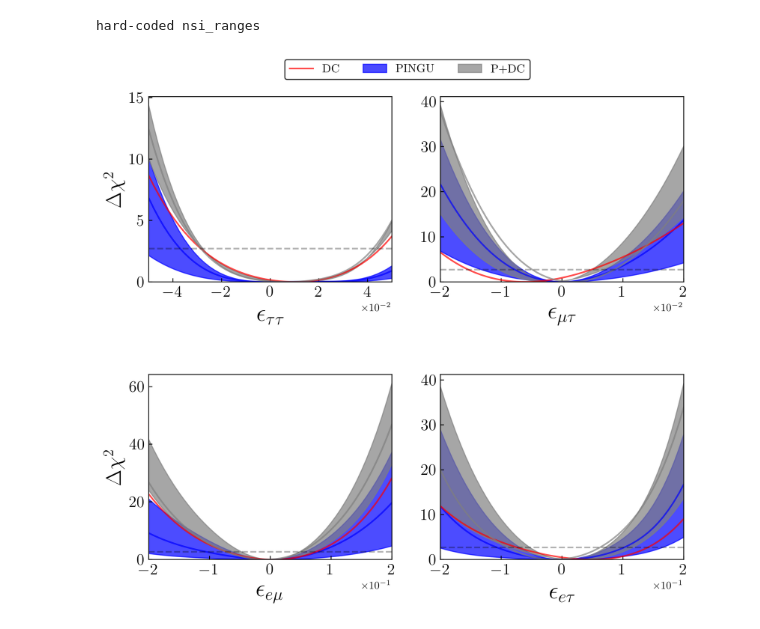
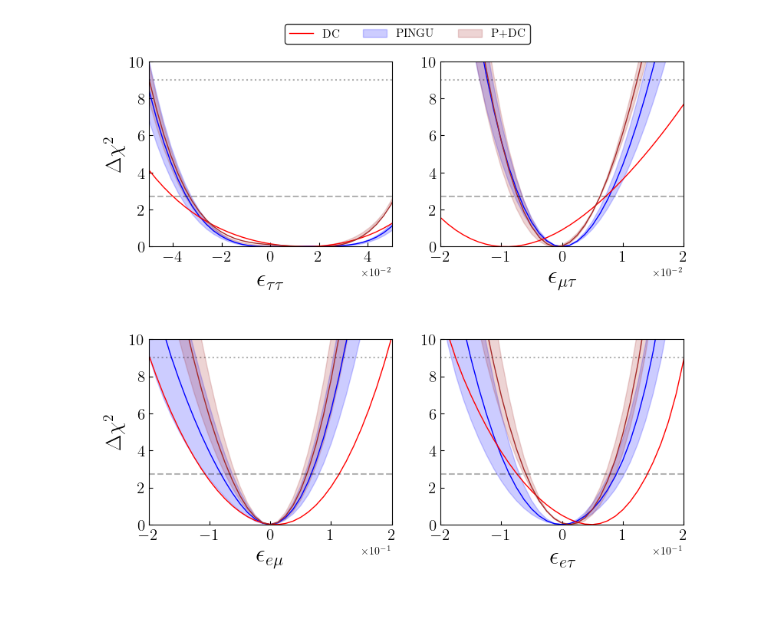
Before and after one commit to Sjoeborg/thesis, a Jupyter notebook: notebooks/joint.ipynb, the cells around one changed output. Drawn from its saved outputs; the diff is of its cells as text; code cells hidden in the pictures.

```diff
--- a/notebooks/joint.ipynb
+++ b/notebooks/joint.ipynb
@@ -55,4 +51,5 @@ N
 # %%
+print('hard-coded correction for PD and PID marginalization')
 for i,nsi_param in enumerate(nsi_list):
     ettN,emtN,eemN,eetN = 0,0,0,0
     if nsi_param == 'ett':
@@ -136,15 +133,17 @@ for i,nsi_param in enumerate(nsi_list):
             I_interpolated_chisq_emt= splev(finer_e_range,splrep(emt_range, I_chisq[I_best_dm31_index,I_best_th23_index,:]))
             I_interpolated_emt = I_interpolated_chisq_emt - I_interpolated_chisq_emt.min()
 
+            PID_best_dm31_index = 2 if case == 2 else PID_best_dm31_index #For this combination, another dm31 gets picked as the best one. For consistency, use the same in all three cases
+            PID_best_th23_index = 2 if case == 2 else PID_best_th23_index #For this combination, another th23 gets picked as the best one. For consistency, use the same in all three cases
             PID_interpolated_chisq_emt= splev(finer_e_range,splrep(emt_range, PID_chisq[PID_best_dm31_index,PID_best_th23_index,PID_best_ett_index,:,PID_best_eem_index,PID_best_eet_index]))
             PID_interpolated_emt = PID_interpolated_chisq_emt - PID_interpolated_chisq_emt.min()
 
             ID_interpolated_chisq_emt= splev(finer_e_range,splrep(emt_range, ID_chisq[ID_best_dm31_index,ID_best_th23_index,ID_best_ett_index,:,ID_best_eem_index,ID_best_eet_index]))
             ID_interpolated_emt = ID_interpolated_chisq_emt - ID_interpolated_chisq_emt.min()
 
+            PD_best_dm31_index = 1 if case == 2 else PD_best_dm31_index #For this combination, another dm31 gets picked as the best one. For consistency, use the same in all three cases
             PD_interpolated_chisq_emt= splev(finer_e_range,splrep(emt_range, PD_chisq[PD_best_dm31_index,PD_best_th23_index,PD_best_ett_index,:,PD_best_eem_index,PD_best_eet_index]))
             PD_interpolated_emt = PD_interpolated_chisq_emt - PD_interpolated_chisq_emt.min()
-
 
             if case == 0:
                 best_cases['I_emt'] = I_interpolated_emt
@@ -202,9 +201,10 @@ for i,nsi_param in enumerate(nsi_list):
             D_interpolated_chisq_eem= splev(finer_e_range,splrep(eem_range, D_chisq[D_best_dm31_index,D_best_th23_index,D_best_ett_index,D_best_emt_index,:,D_best_eet_index]))
             D_interpolated_eem = D_interpolated_chisq_eem - D_interpolated_chisq_eem.min()
 
+            PD_best_dm31_index = 1 if case == 2 else PD_best_dm31_index #For this combination, another dm31 gets picked as the best one. For consistency, use the same in all three cases
             PD_interpolated_chisq_eem= splev(finer_e_range,splrep(eem_range, PD_chisq[PD_best_dm31_index,PD_best_th23_index,PD_best_ett_index,PD_best_emt_index,:,PD_best_eet_index]))
             PD_interpolated_eem = PD_interpolated_chisq_eem - PD_interpolated_chisq_eem.min()
-
+            print(PD_best_dm31_index,PD_best_th23_index,PD_best_ett_index,PD_best_emt_index)
             if case == 0:
                 best_cases['P_eem'] = P_interpolated_eem
                 best_cases['D_eem'] = D_interpolated_eem
@@ -227,9 +227,9 @@ for i,nsi_param in enumerate(nsi_list):
             D_interpolated_chisq_eet= splev(finer_e_range,splrep(eet_range, D_chisq[D_best_dm31_index,D_best_th23_index,D_best_ett_index,D_best_emt_index,D_best_eem_index,:]))
             D_interpolated_eet = D_interpolated_chisq_eet - D_interpolated_chisq_eet.min()
 
+            PD_best_dm31_index = 1 if case == 2 else PD_best_dm31_index #For this combination, another dm31 gets picked as the best one. For consistency, use the same in all three cases
             PD_interpolated_chisq_eet= splev(finer_e_range,splrep(eet_range, PD_chisq[PD_best_dm31_index,PD_best_th23_index,PD_best_ett_index,PD_best_emt_index,PD_best_eem_index,:]))
             PD_interpolated_eet = PD_interpolated_chisq_eet - PD_interpolated_chisq_eet.min()
-
             if case == 0:
                 best_cases['P_eet'] = P_interpolated_eet
                 best_cases['D_eet'] = D_interpolated_eet
@@ -283,83 +288,43 @@ plt.subplots_adjust(hspace=0.6)
 # %%
-nsi_param_range = [np.linspace(-5e-2,5e-2,9),np.linspace(-2e-2,2e-2,9), np.linspace(-2e-1,2e-1,9), np.linspace(-2e-1,2e-1,9)]
+nsi_param_range = [np.linspace(-ett,ett,9),np.linspace(-emt,emt,9), np.linspace(-eem,eem,9), np.linspace(-eet,eet,9)]
 
-print('hard-coded nsi_ranges')
 fig, ax = plt.subplots(2,2,figsize=(9,8), constrained_layout=True)
 ax = ax.flatten()
 demidov_ett = (-0.055, 0.056)
 demidov_emt = (-0.023, 0.016)
 demidov_eem = (-0.21, 0.20)
 demidov_eet = (-0.19, 0.20)
 xlabels = [r'$\epsilon_{\tau\tau}$', r'$\epsilon_{\mu\tau}$', r'$\epsilon_{e\mu}$', r'$\epsilon_{e\tau}$']
 demidovs =[demidov_ett, demidov_emt, demidov_eem, demidov_eet]
-
+alpha_regions = 0.2
+alpha_lines = 1
+lw=1
+xy_limits = [(5e-2,10), (2e-2,10), (2e-1,10), (2e-1,10)]
 for i in range(4):
     finer_e_range = np.linspace(nsi_param_range[i].min(),nsi_param_range[i].max(),49)
 
-    ax[i].fill_between(finer_e_range, worst_cases[f'P_{nsi_list[i]}'], best_cases[f'P_{nsi_list[i]}'], label='PINGU', alpha=0.7, color='b')
-    ax[i].plot(finer_e_range, normal_cases[f'P_{nsi_list[i]}'], alpha=0.7, color='b', lw=1.5)
-    ax[i].plot(finer_e_range, normal_cases[f'D_{nsi_list[i]}'], label='DC', alpha=0.7, color='r', lw=1.5)
-    ax[i].fill_between(finer_e_range, worst_cases[f'PD_{nsi_list[i]}'], best_cases[f'PD_{nsi_list[i]}'], label='P+DC', alpha=0.7, color='grey')
-    ax[i].plot(finer_e_range, normal_cases[f'PD_{nsi_list[i]}'], alpha=0.7, color='grey')
+    ax[i].fill_between(finer_e_range, worst_cases[f'P_{nsi_list[i]}'], best_cases[f'P_{nsi_list[i]}'], label='PINGU', alpha=alpha_regions, color='b')
+    ax[i].plot(finer_e_range, normal_cases[f'P_{nsi_list[i]}'], alpha=alpha_lines, color='b', lw=lw)
+    ax[i].plot(finer_e_range, normal_cases[f'D_{nsi_list[i]}'], label='DC', alpha=alpha_lines, color='r', lw=lw)
+    ax[i].fill_between(finer_e_range, worst_cases[f'PD_{nsi_list[i]}'], best_cases[f'PD_{nsi_list[i]}'], label='P+DC', alpha=alpha_regions, color='brown')
+    ax[i].plot(finer_e_range, normal_cases[f'PD_{nsi_list[i]}'], alpha=1, color='brown',lw=lw)
 
     ax[i].axhline(chi2.ppf(0.9,1), alpha=0.3, c='black', ls = '--')
-
-    #ax[i].axvline(demidovs[i][0], alpha=0.6,c='black', label=r'Demidov NO')
-    #ax[i].axvline(demidovs[i][1], alpha=0.6,c='black')
-    ax[i].set_ylim(bottom=0)
-    ax[i].set_xlim((nsi_param_range[i].min(), nsi_param_range[i].max()))
+    ax[i].axhline(chi2.ppf(0.9973,1), alpha=0.3, c='black', ls = ':')
+    ax[i].set_ylim(bottom=0,top=xy_limits[i][1])
+    ax[i].set_xlim((-xy_limits[i][0],xy_limits[i][0]))
     ax[i].set_xlabel(xlabels[i], fontsize=23)
     ax[i].tick_params(labelsize=15,axis='both', direction='in', which='both')
     ax[i].ticklabel_format(axis="x", style="sci", scilimits=(0,0))
-    '''
-    cl_90_bounds_PINGU_best = splrep(finer_e_range, P_marg_NO_best[i]- chi2.ppf(0.9,1))
-    three_sigma_bounds_PINGU_best = splrep(finer_e_range, P_marg_NO_best[i]- chi2.ppf(0.9973,1))
 
-
-
-    cl_90_bounds_DC= splrep(finer_e_range, D_marg_NO[i]- chi2.ppf(0.9,1))
-    three_sigma_bounds_DC = splrep(finer_e_range, D_marg_NO[i]- chi2.ppf(0.9973,1))
-
-    cl_90_bounds_joint_best = splrep(finer_e_range, PD_marg_NO_best[i]- chi2.ppf(0.9,1))
-    three_sigma_bounds_joint_best = splrep(finer_e_range, PD_marg_NO_best[i]- chi2.ppf(0.9973,1))
-
-    cl_90_bounds_PINGU_worst = splrep(finer_e_range, P_marg_NO_worst[i]- chi2.ppf(0.9,1))
-    three_sigma_bounds_PINGU_worst = splrep(finer_e_range, P_marg_NO_worst[i]- chi2.ppf(0.9973,1))
-
-
-
-    cl_90_bounds_DC= splrep(finer_e_range, D_marg_NO[i]- chi2.ppf(0.9,1))
-    three_sigma_bounds_DC = splrep(finer_e_range, D_marg_NO[i]- chi2.ppf(0.9973,1))
-
-    cl_90_bounds_joint_worst = splrep(finer_e_range, PD_marg_NO_worst[i]- chi2.ppf(0.9,1))
-    three_sigma_bounds_joint_worst = splrep(finer_e_range, PD_marg_NO_worst[i]- chi2.ppf(0.9973,1))
-
-
-    P_90_best.append(np.round(sproot(cl_90_bounds_PINGU_best),3))
-    P_3s_best.append(np.round(sproot(three_sigma_bounds_PINGU_best),3))
-
-    D_90.append(np.round(sproot(cl_90_bounds_DC),3))
-    D_3s.append(np.round(sproot(three_sigma_bounds_DC),3))
-
-    PD_90_best.append(np.round(sproot(cl_90_bounds_joint_best),3))
-    PD_3s_best.append(np.round(sproot(three_sigma_bounds_joint_best),3))
-
-    P_90_worst.append(np.round(sproot(cl_90_bounds_PINGU_worst),3))
-    P_3s_worst.append(np.round(sproot(three_sigma_bounds_PINGU_worst),3))
-
-
-    PD_90_worst.append(np.round(sproot(cl_90_bounds_joint_worst),3))
-    PD_3s_worst.append(np.round(sproot(three_sigma_bounds_joint_worst),3))
-    '''
 ax[0].set_ylabel(r'$\Delta \chi^2$', fontsize=20)
 ax[2].set_ylabel(r'$\Delta \chi^2$', fontsize=20)
 handles, labels = ax[1].get_legend_handles_labels()
 leg= fig.legend(handles, labels, loc='upper center', ncol=3, bbox_to_anchor=(0.5, 0.95),fontsize=11)
 leg.get_frame().set_edgecolor('k')
 plt.subplots_adjust(hspace=0.5)
-plt.savefig('./article/figures/joint_3D_NO.pdf', bbox_inches="tight")
+#plt.savefig('./article/figures/joint_3D_NO.pdf', bbox_inches="tight")
 #save(fig, 'joint_3D_NO') #Doesnt work, legend removed
 #savethesis(fig, 'joint_3D_NO')#Doesnt work, legend removed
 # %% [output]
-hard-coded nsi_ranges
-[figure, old version]
+[figure, new version]
```
Also changed, not shown: parts of 14 cells of this notebook, 9 other files.
